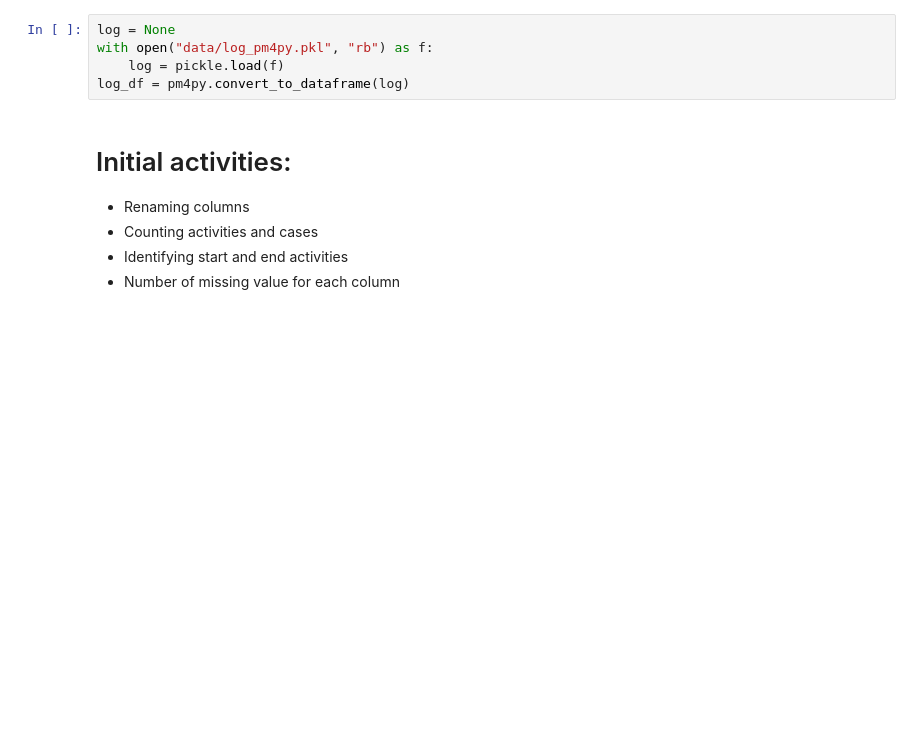
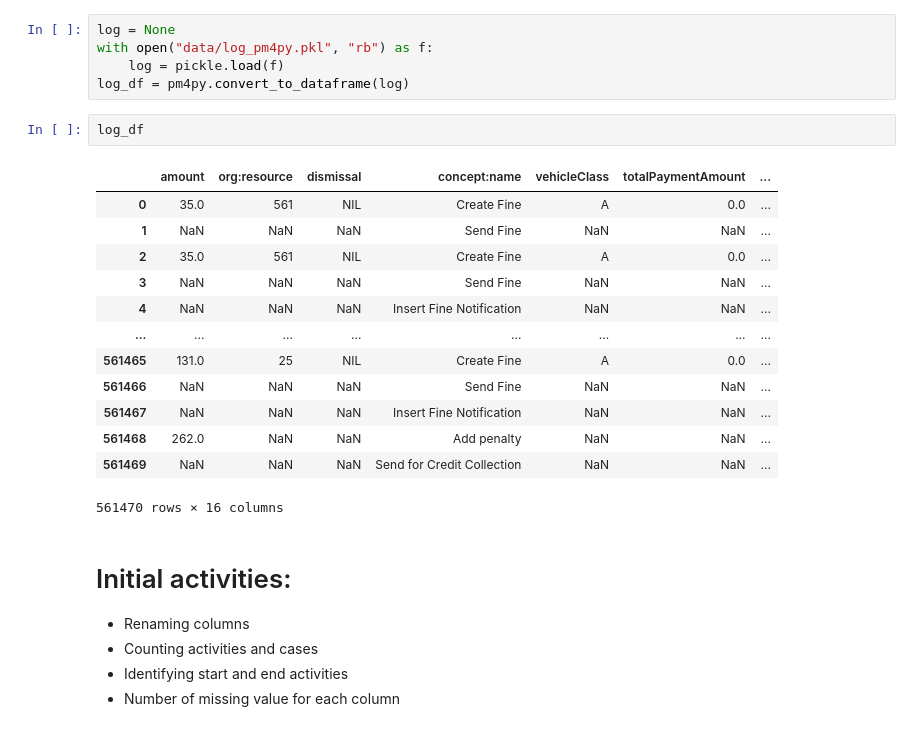
Before and after one commit to Ale-Dili/Progetto_BIS, a Jupyter notebook: data_overview.ipynb, the cells around one changed output. Drawn from its saved outputs; the diff is of its cells as text; blank space fills up the shorter version.

```diff
--- a/data_overview.ipynb
+++ b/data_overview.ipynb
@@ -16,6 +16,22 @@ log = None
 with open("data/log_pm4py.pkl", "rb") as f:
     log = pickle.load(f)
 log_df = pm4py.convert_to_dataframe(log)
+# %%
+log_df
+# %% [output]
+|  | amount | org:resource | dismissal | concept:name | vehicleClass | totalPaymentAmount | ... |
+| 0 | 35.0 | 561 | NIL | Create Fine | A | 0.0 | ... |
+| 1 | NaN | NaN | NaN | Send Fine | NaN | NaN | ... |
+| 2 | 35.0 | 561 | NIL | Create Fine | A | 0.0 | ... |
+| 3 | NaN | NaN | NaN | Send Fine | NaN | NaN | ... |
+| 4 | NaN | NaN | NaN | Insert Fine Notification | NaN | NaN | ... |
+| ... | ... | ... | ... | ... | ... | ... | ... |
+| 561465 | 131.0 | 25 | NIL | Create Fine | A | 0.0 | ... |
+| 561466 | NaN | NaN | NaN | Send Fine | NaN | NaN | ... |
+| 561467 | NaN | NaN | NaN | Insert Fine Notification | NaN | NaN | ... |
+| 561468 | 262.0 | NaN | NaN | Add penalty | NaN | NaN | ... |
+| 561469 | NaN | NaN | NaN | Send for Credit Collection | NaN | NaN | ... |
+561470 rows × 16 columns
 # %% [markdown]
 # Initial activities:
 * Renaming columns
```
Also changed, not shown: 5 other files.
